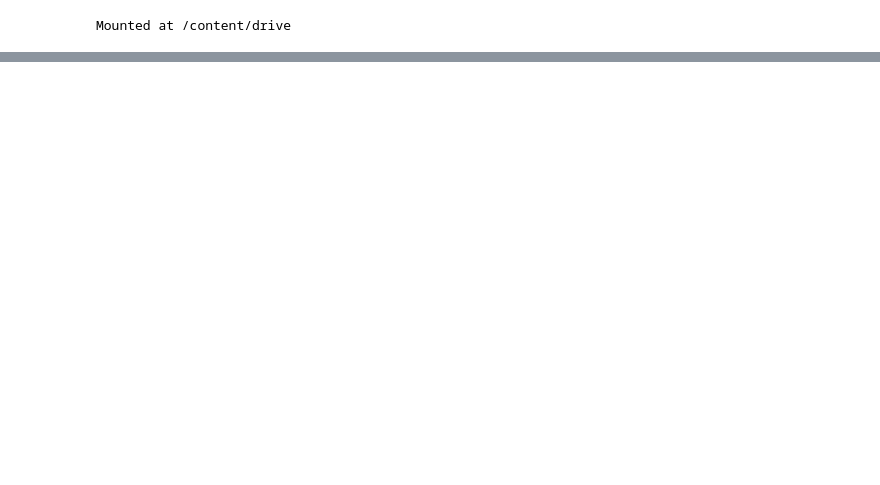
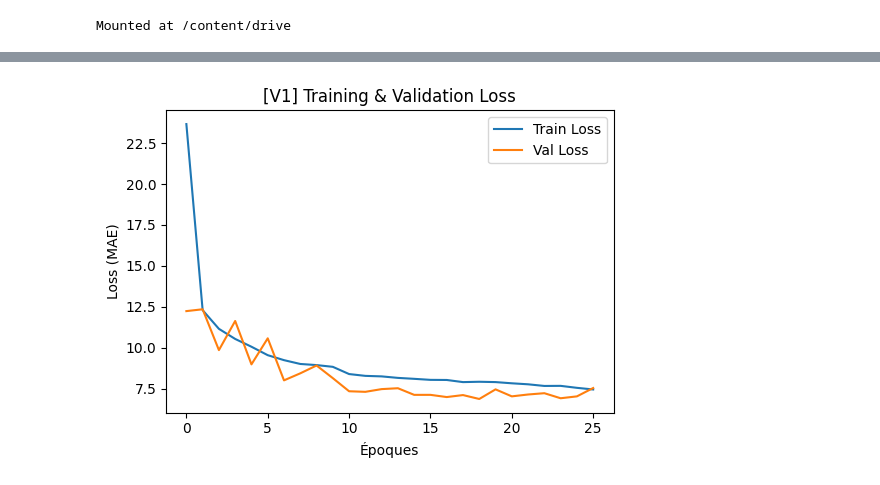
Before and after one commit to HuanJY/SAEBUT3, a Jupyter notebook: Model2.ipynb, the cells around one changed output, grey strips where cells are left out. Saved outputs shown, nothing was run; the diff lists cells and outputs as text; code cells hidden in the pictures; blank space fills up the shorter version.

```diff
--- a/Model2.ipynb
+++ b/Model2.ipynb
@@ -699,0 +507,18 @@ En résumé, le V2 montre une performance quasi identique à celle du V1, démon
+# %%
+# Courbes d'apprentissage (Loss et MAE sur TRAIN et VALIDATION)
+plt.figure(figsize=(10, 4))
+
+# Courbe de la Loss (Erreur MAE)
+plt.subplot(1, 2, 1)
+plt.plot(history_v1.history['loss'], label='Train Loss')
+plt.plot(history_v1.history['val_loss'], label='Val Loss')
+plt.xlabel('Époques')
+plt.ylabel('Loss (MAE)')
+plt.legend()
+plt.title('[V1] Training & Validation Loss')
+
+
+plt.tight_layout()
+plt.show()
+# %% [output]
+[figure, added]
```
Also changed, not shown: parts of 76 cells of this notebook, 1 other file.
